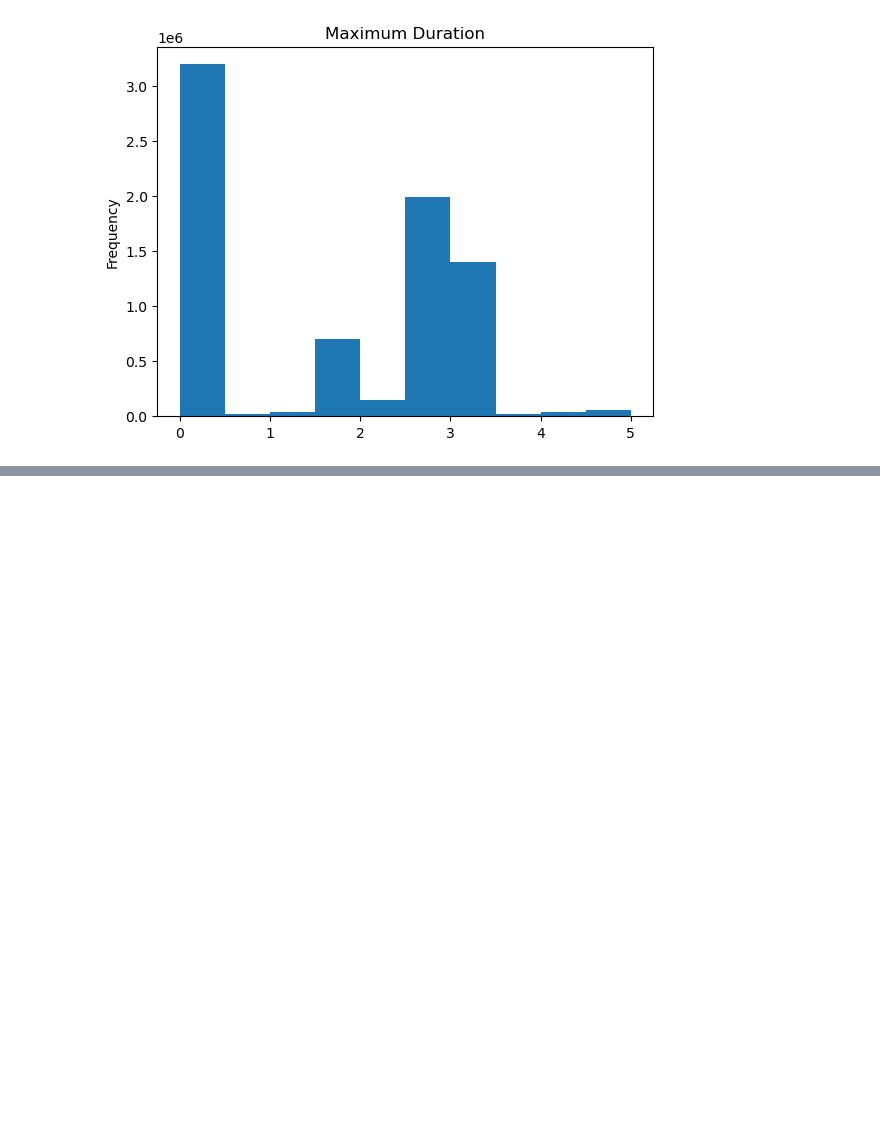
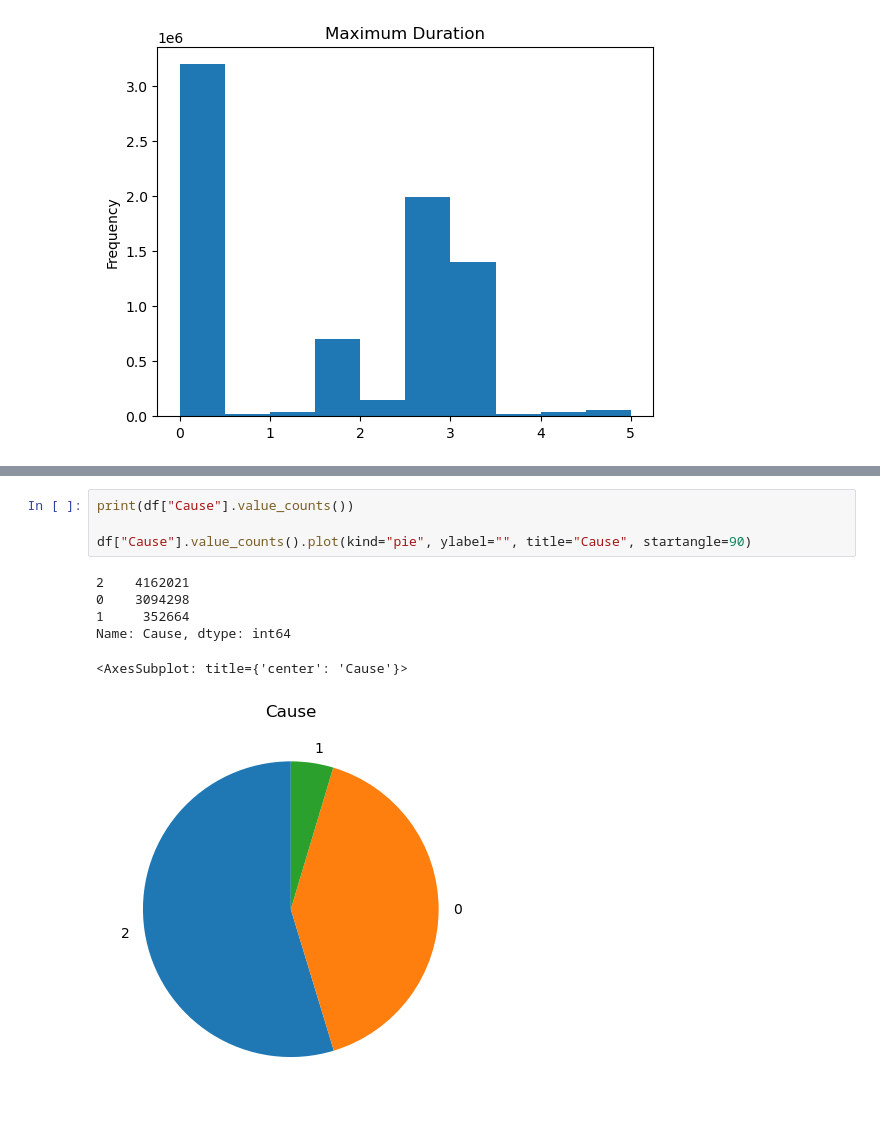
Before and after one commit to arisingh8/CCD-datasets-ML, a Jupyter notebook: eda.ipynb, the cells around one changed output, grey strips where cells are left out. Saved outputs shown, nothing was run; the diff lists cells and outputs as text; blank space fills up the shorter version.

```diff
--- a/eda.ipynb
+++ b/eda.ipynb
@@ -169,0 +183,11 @@ Name: Proto, dtype: int64
+# %%
+print(df["Cause"].value_counts())
+
+df["Cause"].value_counts().plot(kind="pie", ylabel="", title="Cause", startangle=90)
+# %% [output]
+2    4162021
+0    3094298
+1     352664
+Name: Cause, dtype: int64
+<AxesSubplot: title={'center': 'Cause'}>
+[figure, added]
```
Also changed, not shown: parts of 7 cells of this notebook, 8 other files.
